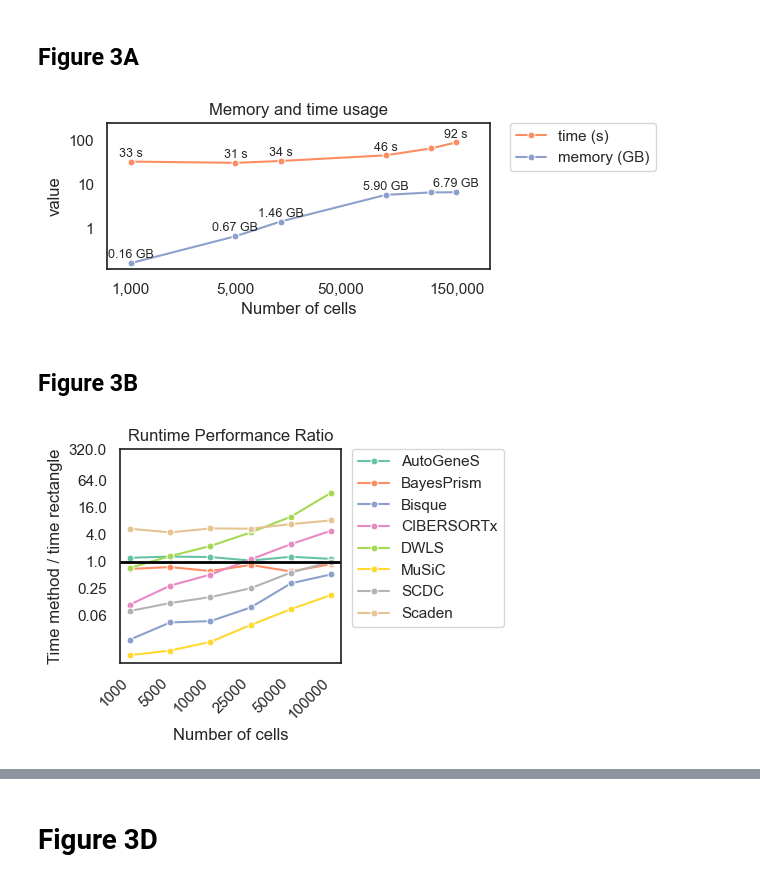
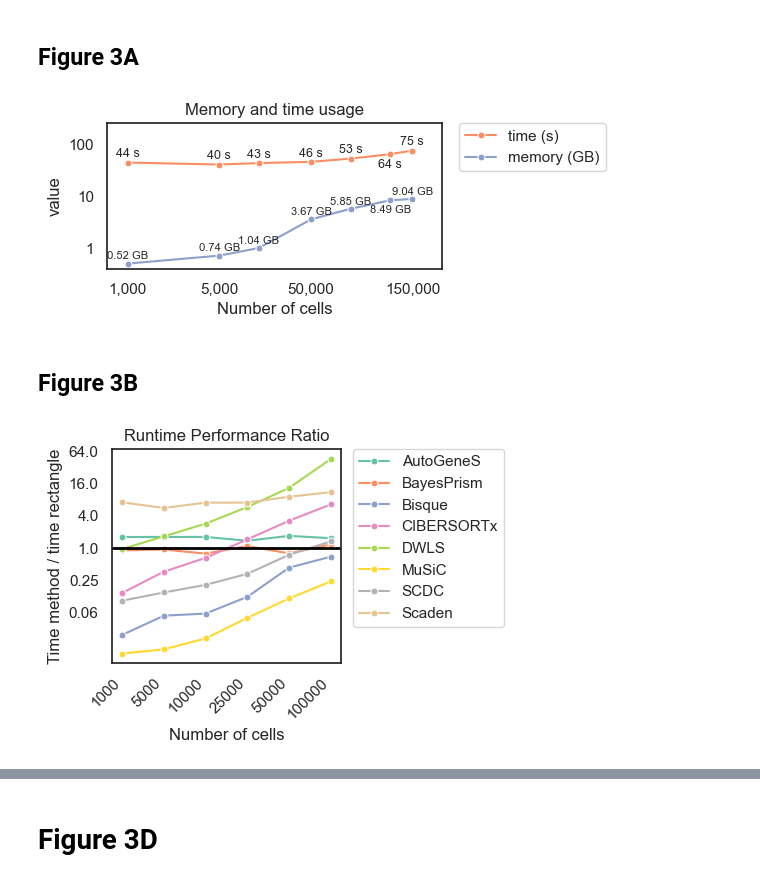
Before and after one commit to ComputationalBiomedicineGroup/rectangle_paper, a Jupyter notebook: notebooks/figure_3.ipynb, the cells around one changed output, grey strips where cells are left out. Drawn from its saved outputs; the diff is of its cells as text; code cells hidden in the pictures.

```diff
--- a/notebooks/figure_3.ipynb
+++ b/notebooks/figure_3.ipynb
@@ -88,22 +88,18 @@ memory_records = []
 
 proc = psutil.Process()
 
-# use the finotello bulks but only the first 5 samples
-bulks_fino_5 = bulks_fino.iloc[:, :5]
 
 for n_cells in subset_sizes:
-    # create subset on-the-fly (use full adata for the largest entry)
     if n_cells == adata_hao.shape[0]:
         ad = adata_hao
     else:
         ad = _sample(adata_hao, int(n_cells), run=0)
+    print(f"Benchmarking rectangle with {n_cells} cells")
 
     for run in range(n_runs):
         # use the real finotello bulks with 5 samples
         # ensure genes match: if necessary subset or align
         genes = ad.var_names if hasattr(ad, "var_names") else ad.var.index
-        # align bulks to genes present in ad (subset columns remain the same)
-        bulks_for_run = bulks_fino_5.reindex(genes).fillna(0)
 
         # brief pause to stabilise measurements
         gc.collect()
@@ -113,10 +109,7 @@ for n_cells in subset_sizes:
         sampler = PeakRSS(include_children=True, interval=0.01)
         sampler.start()
         t0 = time.perf_counter()
-        try:
-            _est, _sig = rp.rectangle(ad, bulks_for_run.T)
-        except Exception:
-            _est = None
+        _est, _sig = rp.rectangle(ad, bulks_fino.T)
         t1 = time.perf_counter()
         sampler.stop()
 
@@ -160,7 +280,7 @@ import matplotlib.pyplot as plt
 import numpy as np
 
 sns.set_theme(style="white")
-plt.figure(figsize=(6.5, 2.5))
+plt.figure(figsize=(6, 2.5))
 
 colors = ["#FC8D62","#8DA0CB"]
 # Both lineplots
@@ -177,39 +297,41 @@ for i in range(len(df_combined)):
     memory_value = df_combined['memory_mean'][i]
     n_cells = df_combined['n_cells'][i]
 
-    if n_cells in [1000, 5000,10000, 50000, 147391]:
+    if n_cells in [1000, 5000,10000,25000, 50000, 147391]:
         ax.text(n_cells, time_value * 1.1, f"{int(time_value)} s", fontsize=9, ha='center', va='bottom')  # Time values
-        ax.text(n_cells, memory_value * 1.1, f"{str(memory_value)[:4]} GB", fontsize=9, ha='center', va='bottom')  # Memory values
-
+        ax.text(n_cells, memory_value * 1.1, f"{str(memory_value)[:4]} GB", fontsize=8, ha='center', va='bottom')  # Memory values
+    if n_cells in [100000]:
+        ax.text(n_cells, time_value * 0.8, f"{int(time_value)} s", fontsize=9, ha='center', va='top')  # Time values
+        ax.text(n_cells, memory_value * 0.8, f"{str(memory_value)[:4]} GB", fontsize=8, ha='center', va='top')  # Memory values
 # Custom ticks and labels for the x and y axes
 ax.set_xticks([1000,5000, 25000, 150000])
 ax.set_yticks([1, 10, 100])
 ax.set_xticklabels(['1,000', '5,000', '50,000','150,000'])
 ax.set_yticklabels(['1', '10', '100'])
 
 # Set y-axis limits
 ax.set_ylim(bottom=0, top=250)
 ax.set_xlim(left=700, right=250000)
 
 # Labels and layout
 plt.xlabel('Number of cells')
 plt.ylabel('value')
 #title for the plot
 plt.title('Memory and time usage')
 
 
 # Move legend to the right
 legend = plt.legend(loc='upper left', bbox_to_anchor=(1.05, 1), borderaxespad=0.)
 
 # legend labels
 plt.tight_layout()
 # save
 plt.savefig('../figures/fig3a_rectangle_benchmark.pdf')
 
 # Show the plot
 plt.show()
 # %% [output]
-[figure, old version]
+[figure, new version]
 # %% [markdown]
 ## Figure 3B
 # %%
@@ -280,7 +403,7 @@ def format_func(value, tick_number):
     return f'{np.round(np.exp(value), 2)}'
 
 ax.yaxis.set_major_formatter(FuncFormatter(format_func))
-plt.yticks([np.log(1/16), np.log(1/4), np.log(1), np.log(4), np.log(16), np.log(64), np.log(320)])  # Set the y-ticks
+plt.yticks([np.log(1/16), np.log(1/4), np.log(1), np.log(4), np.log(16), np.log(64)])  # Set the y-ticks
 
 
 # Add horizontal line at y=1
@@ -294,7 +417,7 @@ legend = plt.legend(loc='upper left', bbox_to_anchor=(1.05, 1), borderaxespad=0.
 
 # Apply tight layout and save the plot
 plt.tight_layout()
-plt.savefig('../figures/fig3b_performance_ratio_sc.png', dpi=300)
+plt.savefig('../figures/fig3b_performance_ratio_sc.pdf', dpi=300)
 plt.show()
 # %% [output]
-[figure, old version]
+[figure, new version]
```
Also changed, not shown: parts of 10 cells of this notebook, 1 other file.
